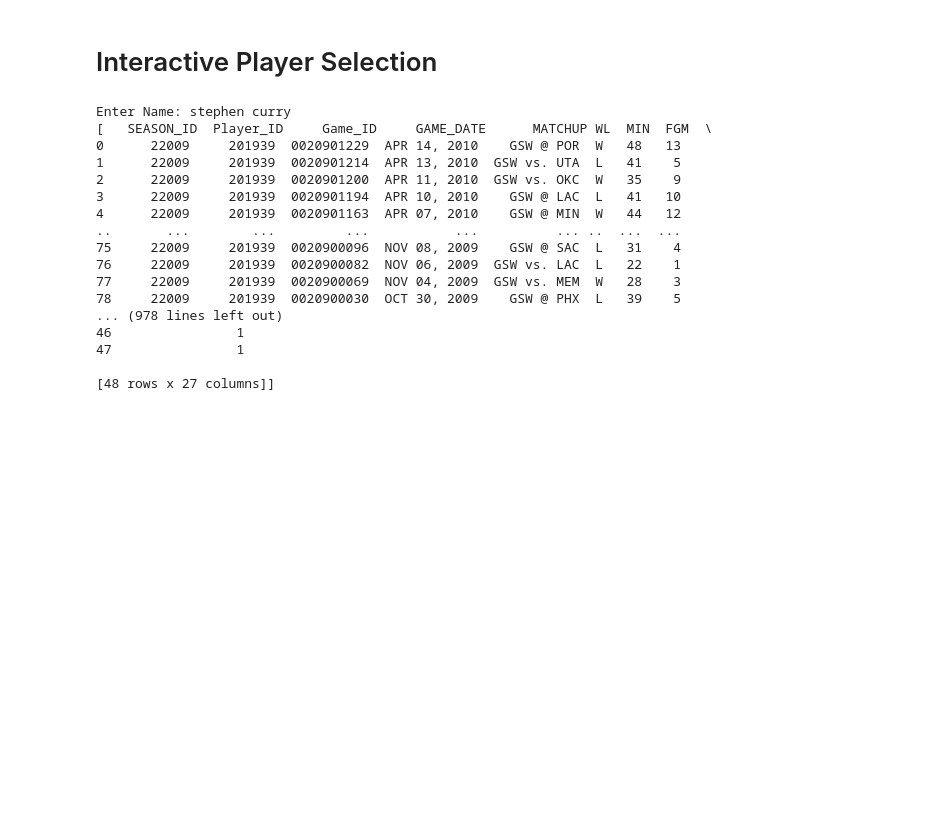
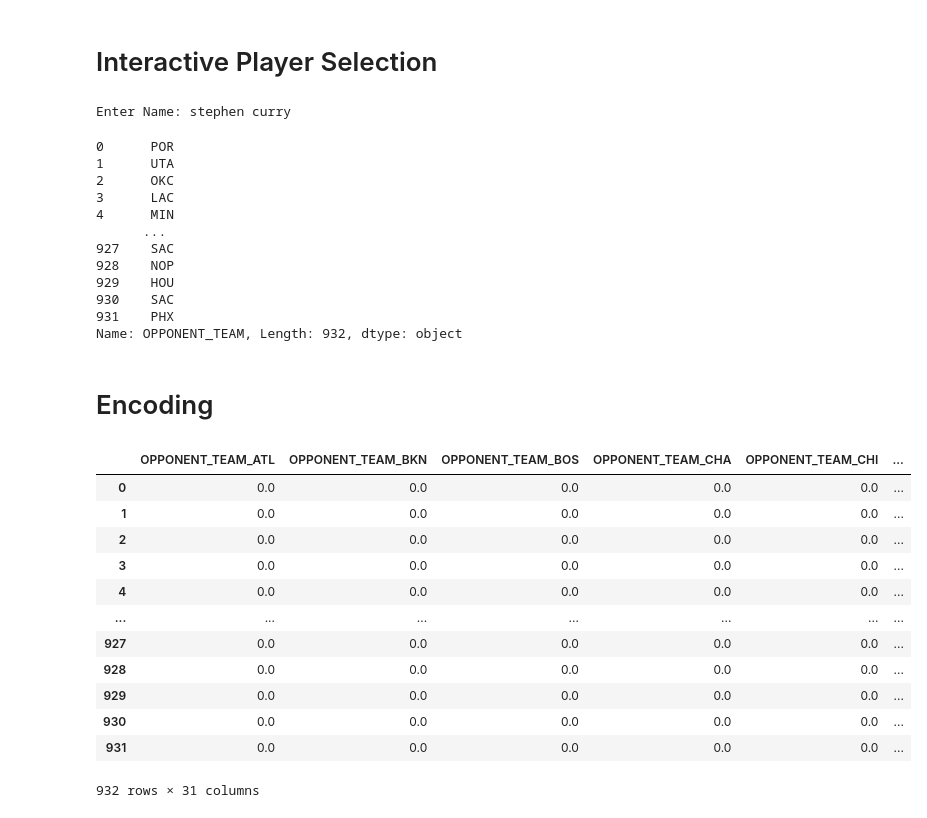
Before and after one commit to VincentChen2/BasketBet-AI-NAISS-2024-Spring-, a Jupyter notebook: Test_File.ipynb, the cells around one changed output. Drawn from its saved outputs; the diff is of its cells as text; code cells hidden in the pictures; blank space fills up the shorter version.

Commit message:
Added Encoding, Model, and Prediction

```diff
--- a/Test_File.ipynb
+++ b/Test_File.ipynb
@@ -42,22 +49,43 @@ all_seasons_data = pd.DataFrame()
 for year in range(start_year, 2024): #Change last parameter if you're not in 2024
     season_str = str(year) + '-' + str(year + 1)[-2:]
     gamelog = playergamelog.PlayerGameLog(player_id = player_id, season = season_str)
-    print(gamelog.get_data_frames())
+    season_data = gamelog.get_data_frames()[0]
+    all_seasons_data = pd.concat([all_seasons_data, season_data], ignore_index = True)
+
+all_seasons_data['OPPONENT_TEAM'] = all_seasons_data['MATCHUP'].apply(lambda x: x.split(' ')[-1])
+all_seasons_data['OPPONENT_TEAM']
 # %% [output]
 Enter Name: stephen curry
-[   SEASON_ID  Player_ID     Game_ID     GAME_DATE      MATCHUP WL  MIN  FGM  \
-0      22009     201939  0020901229  APR 14, 2010    GSW @ POR  W   48   13
-1      22009     201939  0020901214  APR 13, 2010  GSW vs. UTA  L   41    5
-2      22009     201939  0020901200  APR 11, 2010  GSW vs. OKC  W   35    9
-3      22009     201939  0020901194  APR 10, 2010    GSW @ LAC  L   41   10
-4      22009     201939  0020901163  APR 07, 2010    GSW @ MIN  W   44   12
-..       ...        ...         ...           ...          ... ..  ...  ...
-75     22009     201939  0020900096  NOV 08, 2009    GSW @ SAC  L   31    4
-76     22009     201939  0020900082  NOV 06, 2009  GSW vs. LAC  L   22    1
-77     22009     201939  0020900069  NOV 04, 2009  GSW vs. MEM  W   28    3
-78     22009     201939  0020900030  OCT 30, 2009    GSW @ PHX  L   39    5
-... (978 lines left out)
-46                1
-47                1
-
-[48 rows x 27 columns]]
+0      POR
+1      UTA
+2      OKC
+3      LAC
+4      MIN
+      ...
+927    SAC
+928    NOP
+929    HOU
+930    SAC
+931    PHX
+Name: OPPONENT_TEAM, Length: 932, dtype: object
+# %% [markdown]
+# Encoding
+# %%
+encoder = OneHotEncoder(sparse_output = False)
+opponent_team_encoded = encoder.fit_transform(all_seasons_data[['OPPONENT_TEAM']])
+opponent_team_df = pd.DataFrame(opponent_team_encoded, columns = encoder.get_feature_names_out(['OPPONENT_TEAM']))
+opponent_team_df
+# %% [output]
+|  | OPPONENT_TEAM_ATL | OPPONENT_TEAM_BKN | OPPONENT_TEAM_BOS | OPPONENT_TEAM_CHA | OPPONENT_TEAM_CHI | ... |
+| 0 | 0.0 | 0.0 | 0.0 | 0.0 | 0.0 | ... |
+| 1 | 0.0 | 0.0 | 0.0 | 0.0 | 0.0 | ... |
+| 2 | 0.0 | 0.0 | 0.0 | 0.0 | 0.0 | ... |
+| 3 | 0.0 | 0.0 | 0.0 | 0.0 | 0.0 | ... |
+| 4 | 0.0 | 0.0 | 0.0 | 0.0 | 0.0 | ... |
+| ... | ... | ... | ... | ... | ... | ... |
+| 927 | 0.0 | 0.0 | 0.0 | 0.0 | 0.0 | ... |
+| 928 | 0.0 | 0.0 | 0.0 | 0.0 | 0.0 | ... |
+| 929 | 0.0 | 0.0 | 0.0 | 0.0 | 0.0 | ... |
+| 930 | 0.0 | 0.0 | 0.0 | 0.0 | 0.0 | ... |
+| 931 | 0.0 | 0.0 | 0.0 | 0.0 | 0.0 | ... |
+932 rows × 31 columns
```
Also changed, not shown: parts of 9 cells of this notebook.
